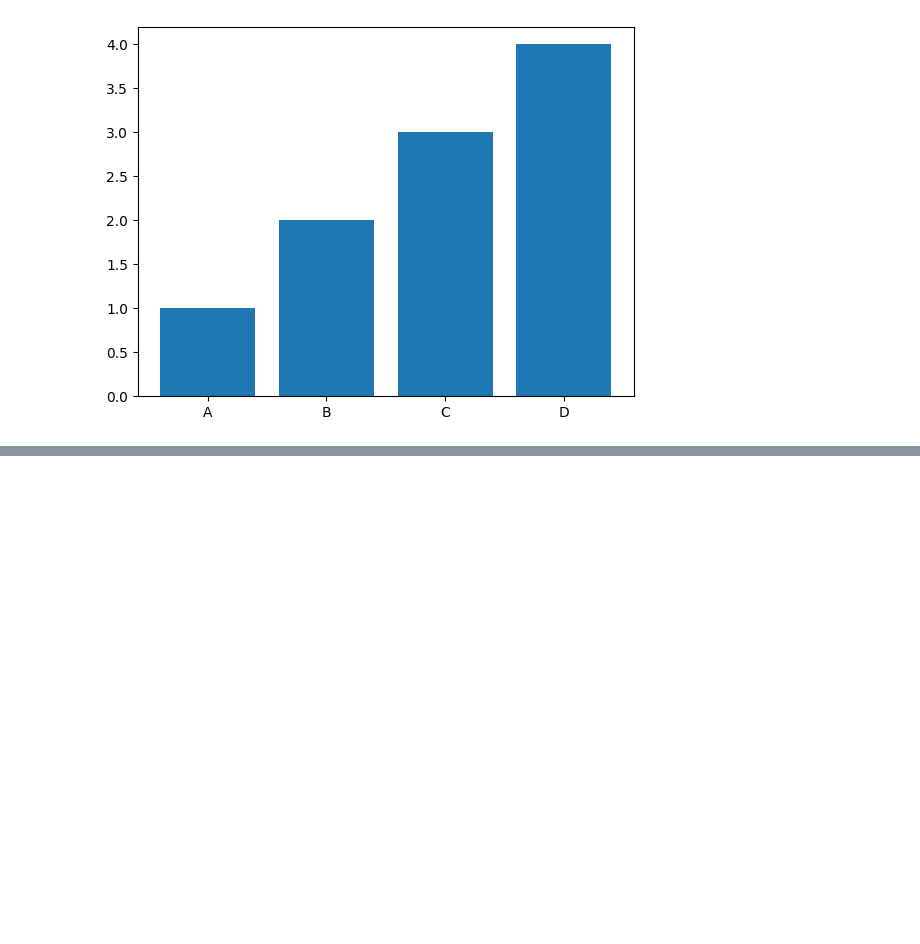
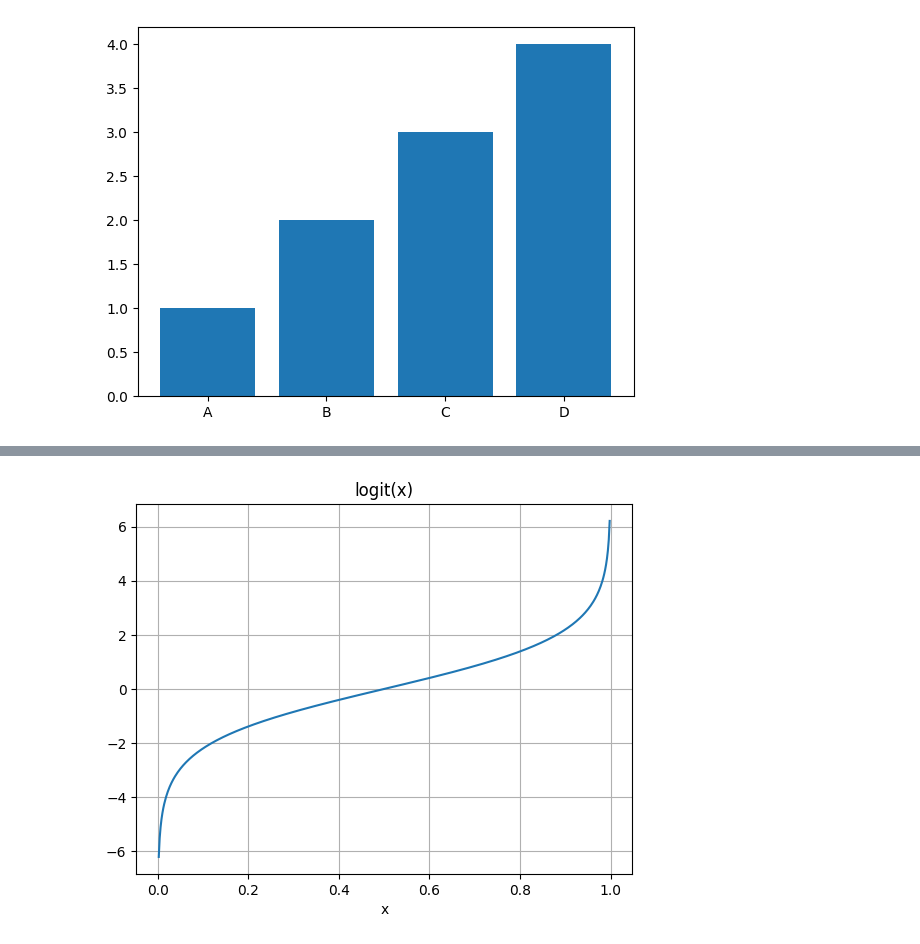
Before and after one commit to Vedant-Sagwal/MachineLearning, a Jupyter notebook: matplotlib.ipynb, the cells around one changed output, grey strips where cells are left out. Saved outputs shown, nothing was run; the diff lists cells and outputs as text; code cells hidden in the pictures; blank space fills up the shorter version.

```diff
--- a/matplotlib.ipynb
+++ b/matplotlib.ipynb
@@ -40,0 +62,22 @@ plt.bar(categories, values)
+# %%
+import numpy as np
+
+from scipy.special import logit
+
+import matplotlib.pyplot as plt
+
+x = np.linspace(0, 1, 501)
+
+y = logit(x)
+
+plt.plot(x, y)
+
+plt.grid()
+
+plt.xlabel('x')
+
+plt.title('logit(x)')
+
+plt.show()
+# %% [output]
+[figure, added]
```
Also changed, not shown: parts of 1 cell of this notebook, 5 other files.
